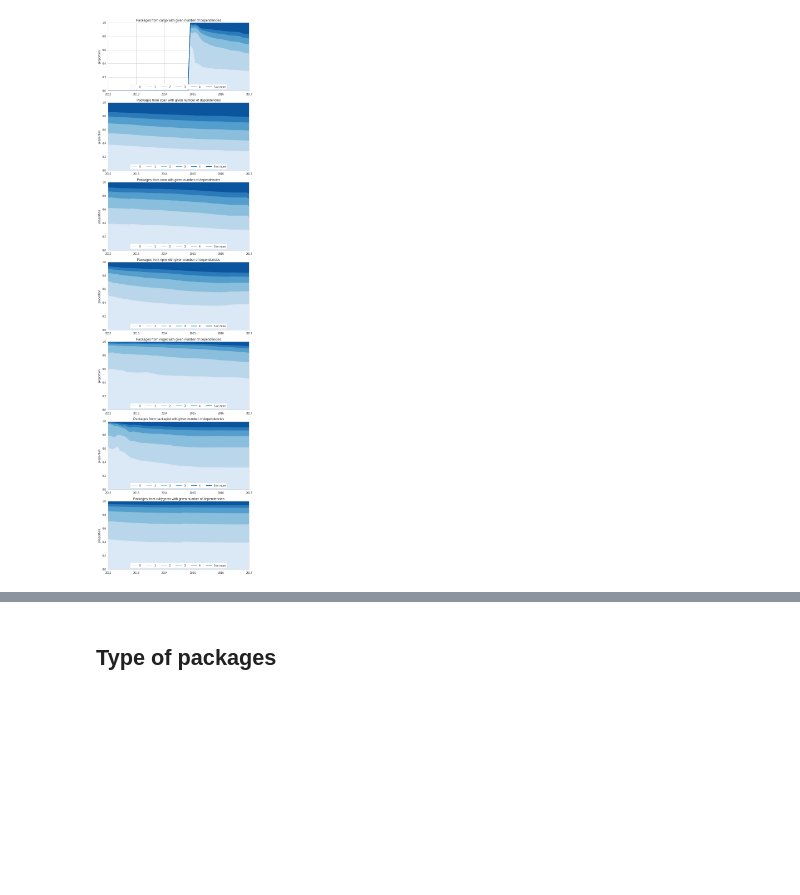
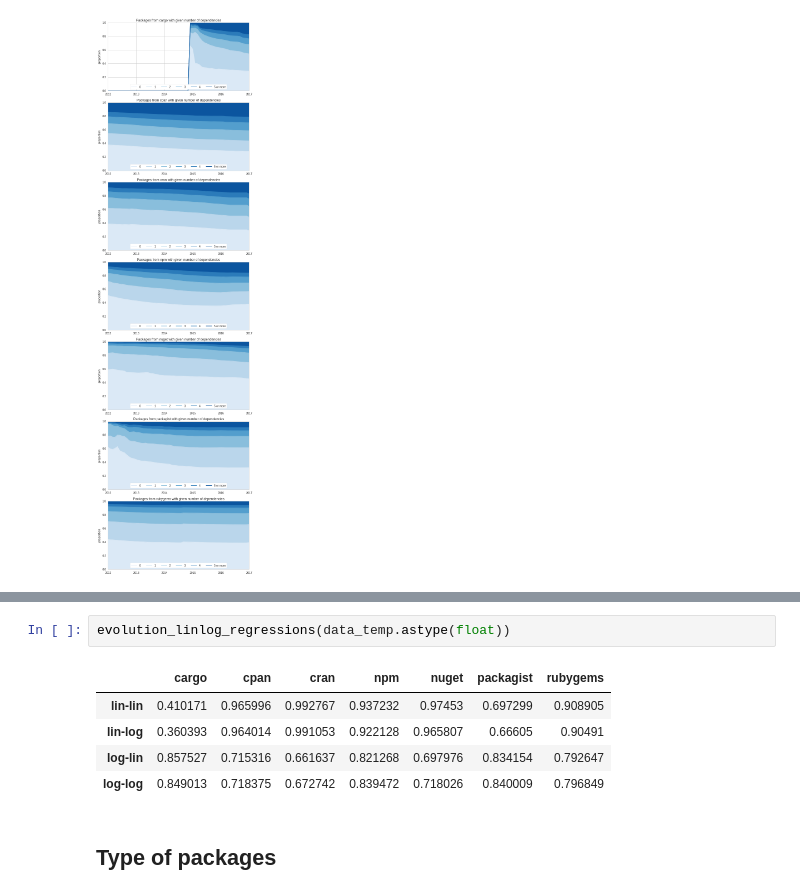
Before and after one commit to AlexandreDecan/ecos-emse, a Jupyter notebook: notebooks/Graphs metrics.ipynb, the cells around one changed output, grey strips where cells are left out. Saved outputs shown, nothing was run; the diff lists cells and outputs as text; blank space fills up the shorter version.

```diff
--- a/notebooks/Graphs metrics.ipynb
+++ b/notebooks/Graphs metrics.ipynb
@@ -454,3 +557,11 @@ savefig(figure, 'graph_proportion_packages_with_number_of_dependencies')
+# %%
+evolution_linlog_regressions(data_temp.astype(float))
+# %% [output]
+|  | cargo | cpan | cran | npm | nuget | packagist | rubygems |
+| lin-lin | 0.410171 | 0.965996 | 0.992767 | 0.937232 | 0.97453 | 0.697299 | 0.908905 |
+| lin-log | 0.360393 | 0.964014 | 0.991053 | 0.922128 | 0.965807 | 0.66605 | 0.90491 |
+| log-lin | 0.857527 | 0.715316 | 0.661637 | 0.821268 | 0.697976 | 0.834154 | 0.792647 |
+| log-log | 0.849013 | 0.718375 | 0.672742 | 0.839472 | 0.718026 | 0.840009 | 0.796849 |
 # %% [markdown]
 ## Type of packages
 # %%
```
Also changed, not shown: parts of 6 cells of this notebook, 4 other files.
